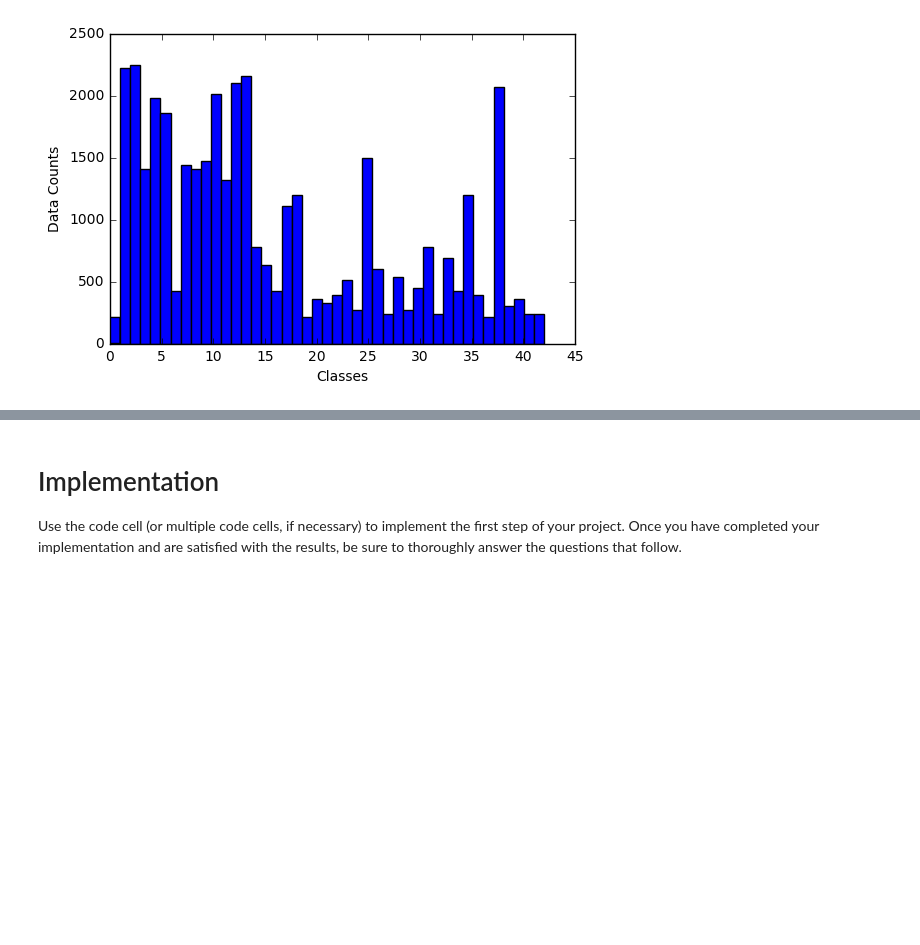
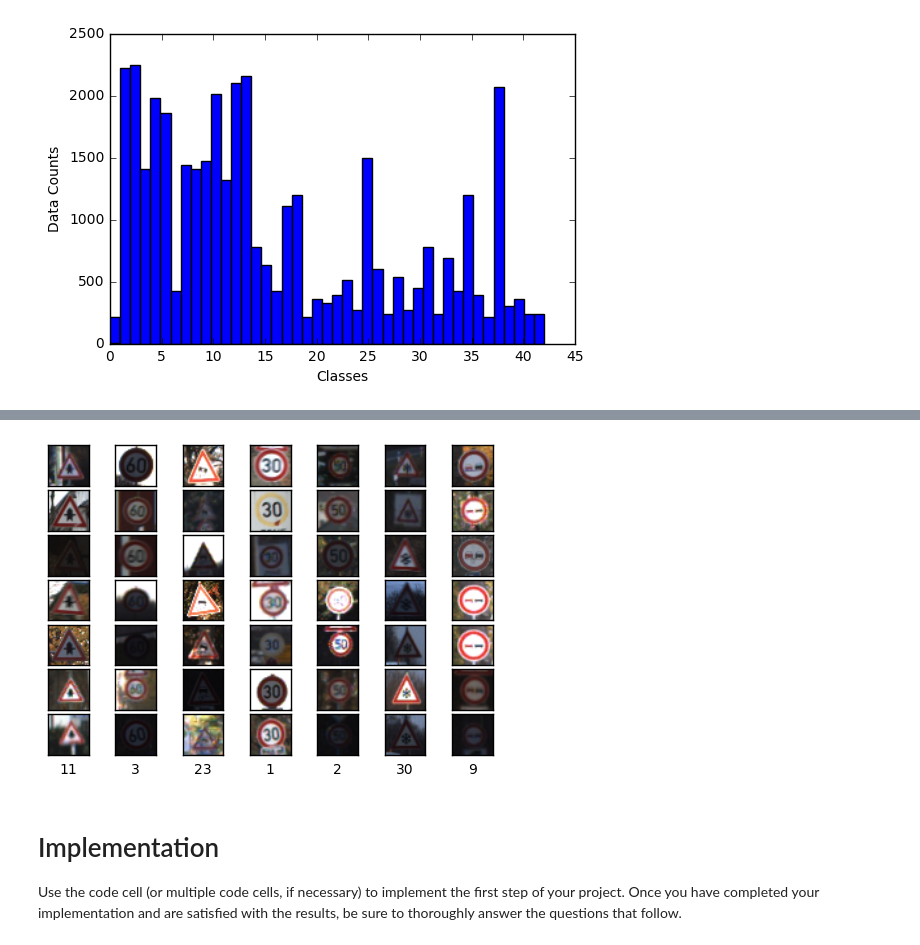
Before and after one commit to philbort/udacity_self_driving_car, a Jupyter notebook: P2_traffic_signs/Traffic_Signs_Recognition.ipynb, the cells around one changed output, grey strips where cells are left out. Cells and saved outputs as stored; diff of their text form; code cells hidden in the pictures; blank space fills up the shorter version.

```diff
--- a/P2_traffic_signs/Traffic_Signs_Recognition.ipynb
+++ b/P2_traffic_signs/Traffic_Signs_Recognition.ipynb
@@ -76,17 +76,3 @@ plt.ylabel('Data Counts')
 plt.show();
 # %% [output]
 [figure]
-# %%
-import random
-
-# Choose 5 signs randomly for visualization
-vis_cnt = 5
-sample_classes = random.sample(range(min(y_train), max(y_train) + 1), vis_cnt)
-
-for i in sample_classes:
-    cnt = sum(y_train == i)
-    img_ind = random.choice(np.where(y_train == i)[0])
-    plt.figure(figsize=(3,3))
-    plt.title(str(cnt) + " of those")
-    plt.axis("off")
-    plt.imshow(X_train[img_ind]);
@@ -99,3 +79,22 @@ for i in sample_classes:
+# %%
+import random
+
+def plot_images(image, label, label_number, image_number):
+    sample_classes = random.sample(range(min(y_train), max(y_train) + 1), label_number)
+    fig, axes = plt.subplots(label_number, image_number)
+    fig.subplots_adjust(hspace=0.1, wspace=0.1)
+    for i, ax in enumerate(axes.flat):
+        cls = sample_classes[i%label_number]
+        img_ind = random.choice(np.where(y_train == cls)[0])
+        ax.imshow(image[img_ind]);
+        ax.set_xlabel(str(cls))
+        ax.set_xticks([])
+        ax.set_yticks([])
+
+# Show 7 pictures from 7 random classes
+plot_images(X_train, y_train, 7, 7)
+# %% [output]
+[figure, added]
 # %% [markdown]
 # Implementation
 
```
Also changed, not shown: parts of 3 cells of this notebook.
